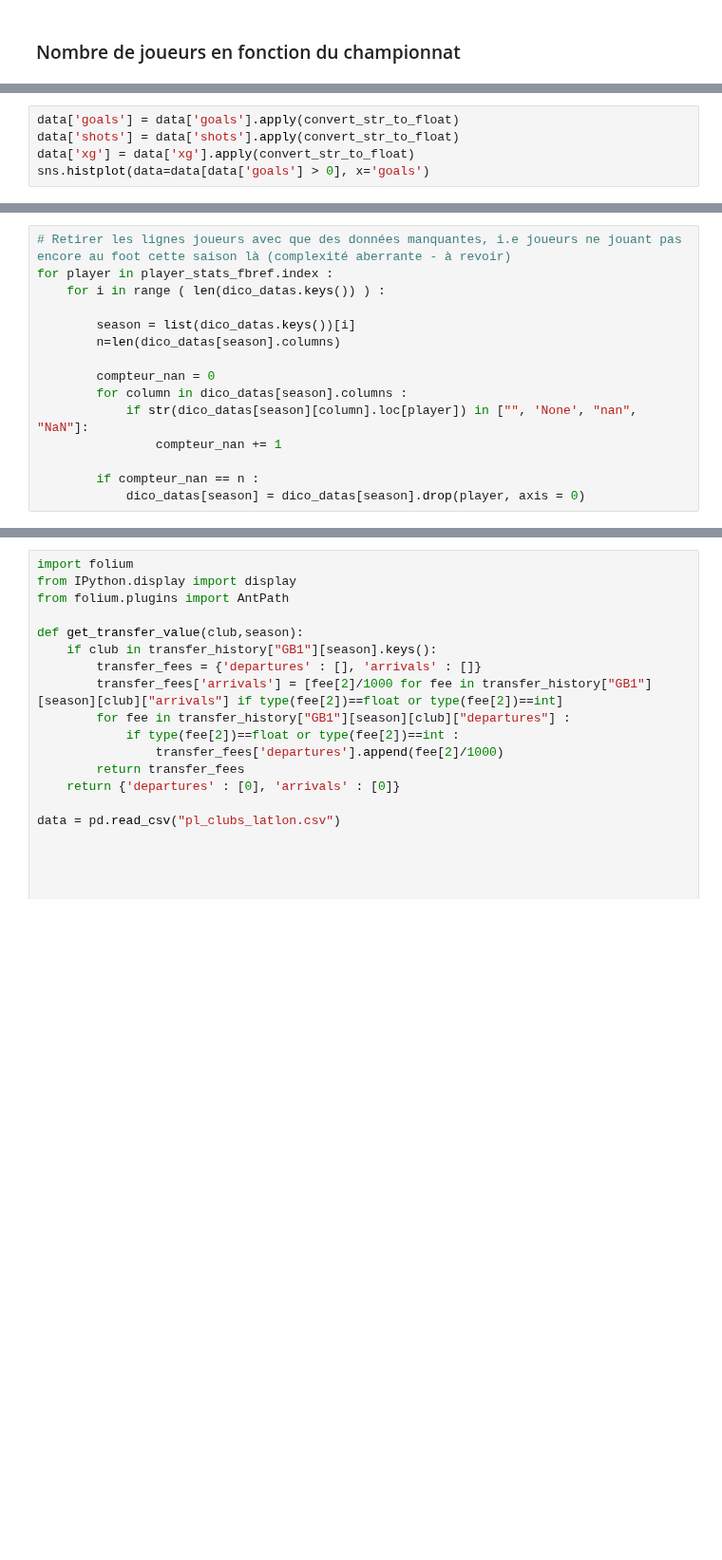
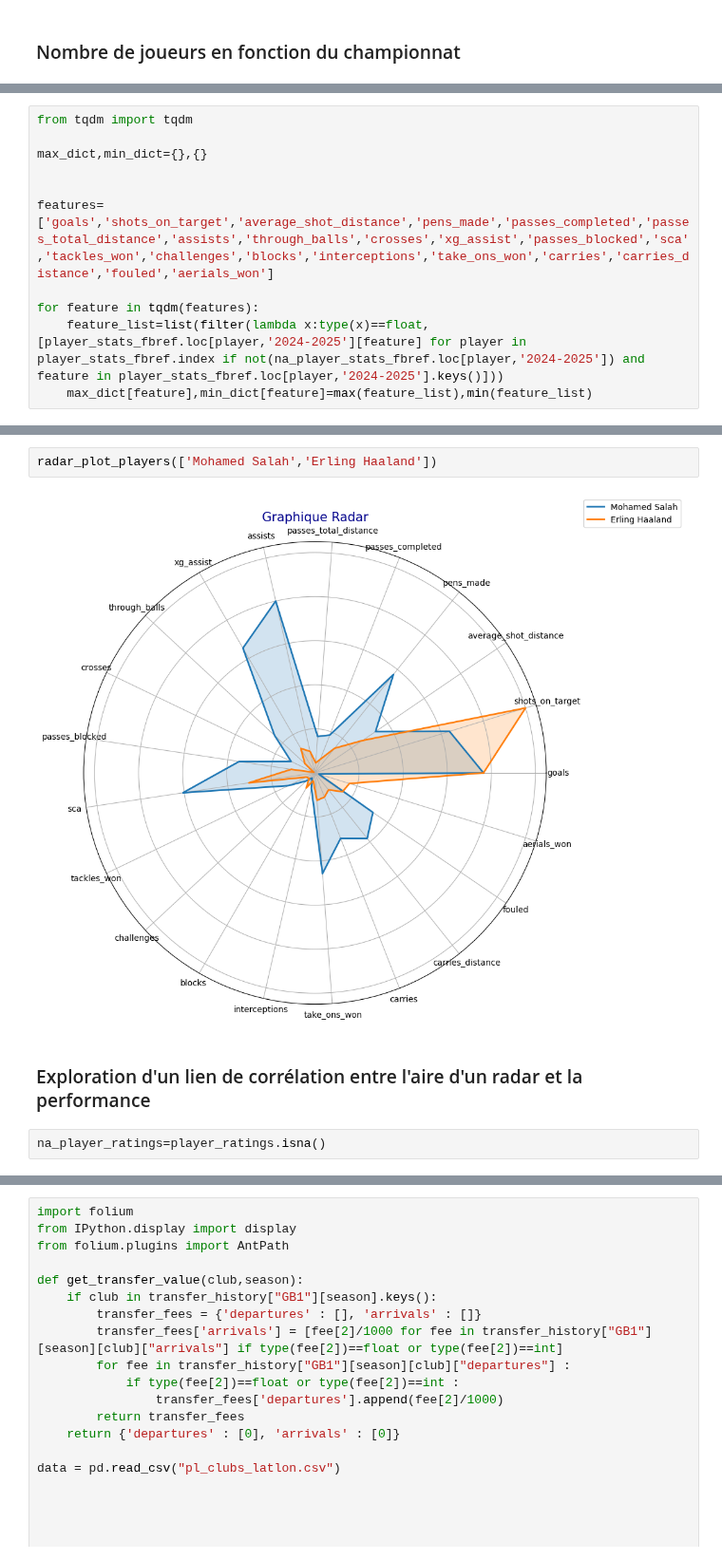
Before and after one commit to RiyadKT/Football-player-performance-prediction, a Jupyter notebook: data_visualisation.ipynb, the cells around one changed output, grey strips where cells are left out. Shown at 95% size. Drawn from its saved outputs; the diff is of its cells as text; blank space fills up the shorter version.

```diff
--- a/data_visualisation.ipynb
+++ b/data_visualisation.ipynb
@@ -119,5 +59,0 @@ Name: shots, Length: 10436, dtype: float64
-# %%
-data['goals'] = data['goals'].apply(convert_str_to_float)
-data['shots'] = data['shots'].apply(convert_str_to_float)
-data['xg'] = data['xg'].apply(convert_str_to_float)
-sns.histplot(data=data[data['goals'] > 0], x='goals')
@@ -165,15 +59,0 @@ data_city['']
-# %%
-# Retirer les lignes joueurs avec que des données manquantes, i.e joueurs ne jouant pas encore au foot cette saison là (complexité aberrante - à revoir)
-for player in player_stats_fbref.index :
-    for i in range ( len(dico_datas.keys()) ) :
-
-        season = list(dico_datas.keys())[i]
-        n=len(dico_datas[season].columns)
-
-        compteur_nan = 0
-        for column in dico_datas[season].columns :
-            if str(dico_datas[season][column].loc[player]) in ["", 'None', "nan", "NaN"]:
-                compteur_nan += 1
-
-        if compteur_nan == n :
-            dico_datas[season] = dico_datas[season].drop(player, axis = 0)
@@ -328,0 +101,11 @@ On utilise pour cela la librairie Folium qui nous permettra de réaliser une car
+# %%
+from tqdm import tqdm
+
+max_dict,min_dict={},{}
+
+
+features=['goals','shots_on_target','average_shot_distance','pens_made','passes_completed','passes_total_distance','assists','through_balls','crosses','xg_assist','passes_blocked','sca','tackles_won','challenges','blocks','interceptions','take_ons_won','carries','carries_distance','fouled','aerials_won']
+
+for feature in tqdm(features):
+    feature_list=list(filter(lambda x:type(x)==float,[player_stats_fbref.loc[player,'2024-2025'][feature] for player in player_stats_fbref.index if not(na_player_stats_fbref.loc[player,'2024-2025']) and feature in player_stats_fbref.loc[player,'2024-2025'].keys()]))
+    max_dict[feature],min_dict[feature]=max(feature_list),min(feature_list)
@@ -328,0 +168,8 @@ On utilise pour cela la librairie Folium qui nous permettra de réaliser une car
+# %%
+radar_plot_players(['Mohamed Salah','Erling Haaland'])
+# %% [output]
+[figure, added]
+# %% [markdown]
+### Exploration d'un lien de corrélation entre l'aire d'un radar et la performance
+# %%
+na_player_ratings=player_ratings.isna()
```
Also changed, not shown: parts of 35 cells of this notebook, 2 other files.
